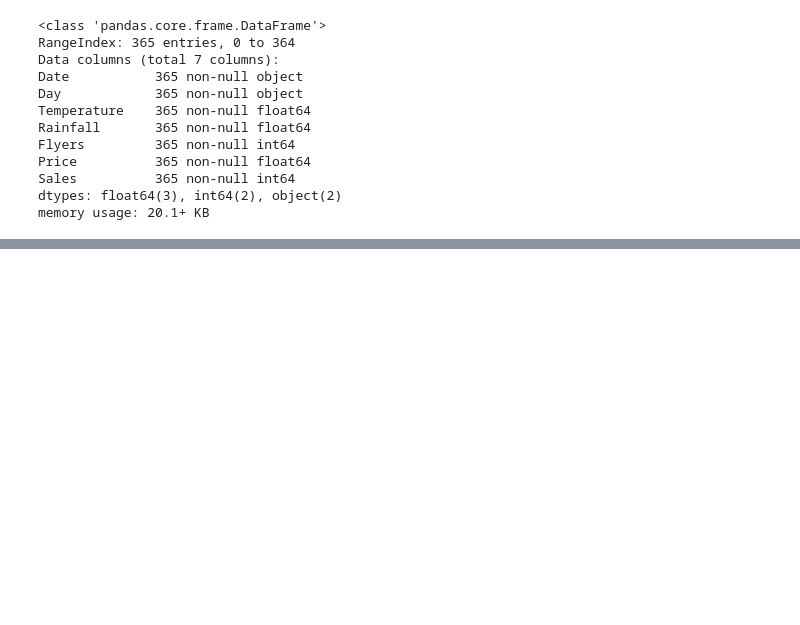
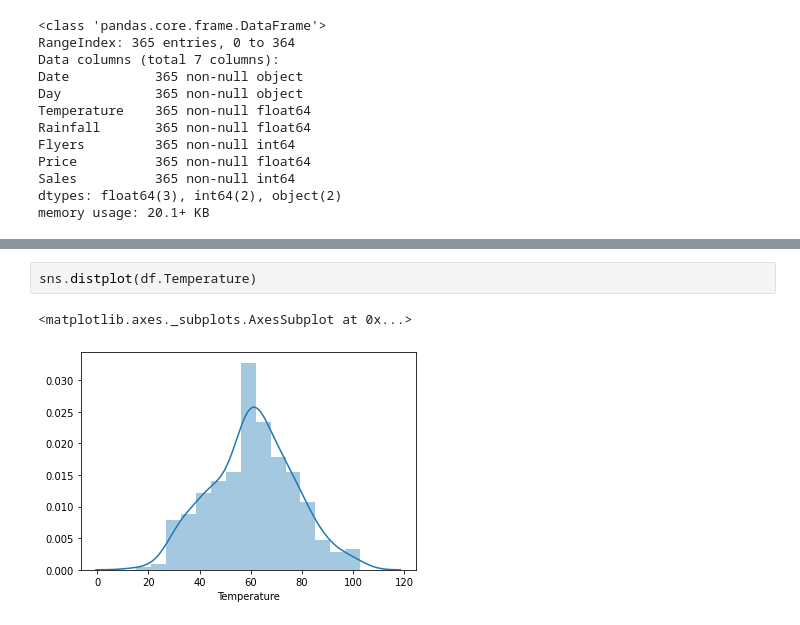
Before and after one commit to sunwenliang14/anomaly_detection, a Jupyter notebook: continuous_probabilistic_methods.ipynb, the cells around one changed output, grey strips where cells are left out. Saved outputs shown, nothing was run; the diff lists cells and outputs as text; blank space fills up the shorter version.

```diff
--- a/continuous_probabilistic_methods.ipynb
+++ b/continuous_probabilistic_methods.ipynb
@@ -35,0 +302,5 @@ memory usage: 20.1+ KB
+# %%
+sns.distplot(df.Temperature)
+# %% [output]
+<matplotlib.axes._subplots.AxesSubplot at 0x...>
+[figure, added]
```
Also changed, not shown: parts of 53 cells of this notebook.
